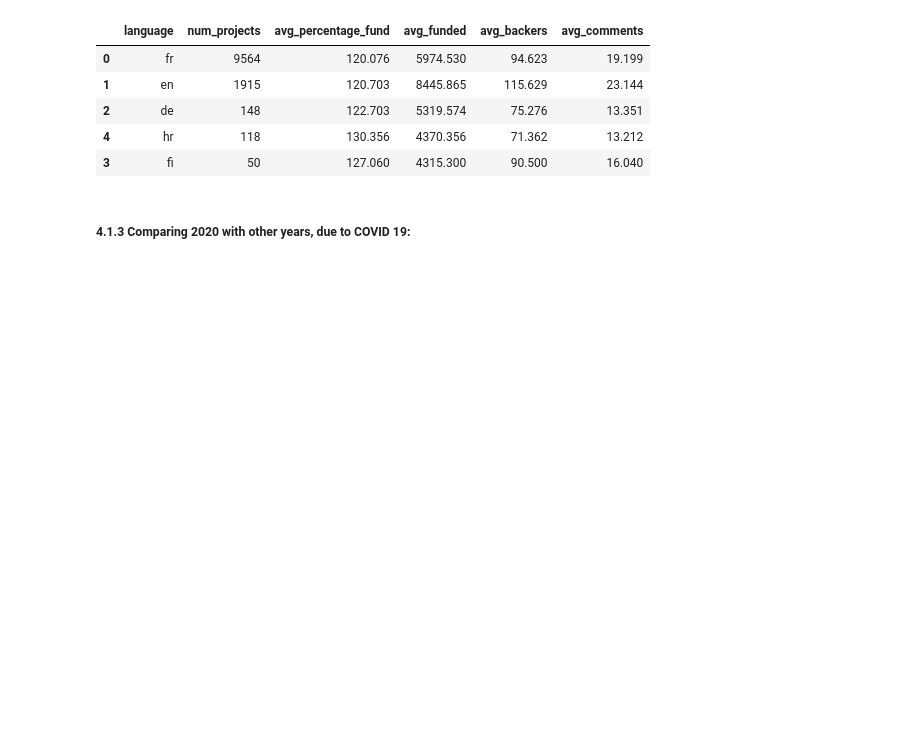
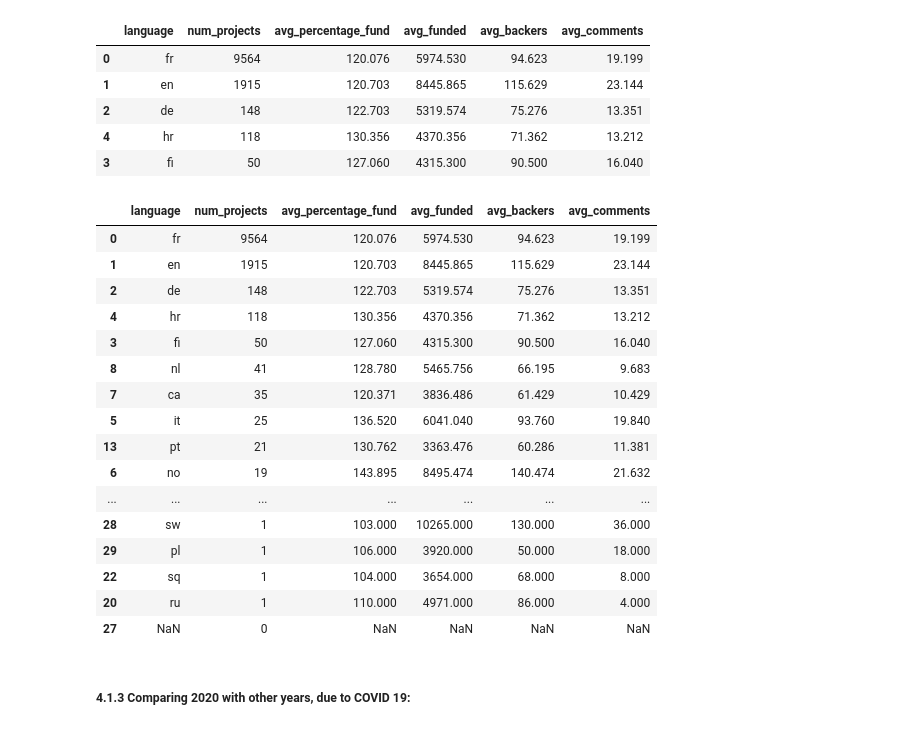
Before and after one commit to nghiadanh26/Crowdfunding, a Jupyter notebook: analyze_data.ipynb, the cells around one changed output. Cells and saved outputs as stored; diff of their text form; code cells hidden in the pictures; blank space fills up the shorter version.

```diff
--- a/analyze_data.ipynb
+++ b/analyze_data.ipynb
@@ -336,6 +346,26 @@ top5
 | 2 | de | 148 | 122.703 | 5319.574 | 75.276 | 13.351 |
 | 4 | hr | 118 | 130.356 | 4370.356 | 71.362 | 13.212 |
 | 3 | fi | 50 | 127.060 | 4315.300 | 90.500 | 16.040 |
+# %%
+lang_df.sort_values(by='num_projects', ascending = False)
+# %% [output]
+|  | language | num_projects | avg_percentage_fund | avg_funded | avg_backers | avg_comments |
+| 0 | fr | 9564 | 120.076 | 5974.530 | 94.623 | 19.199 |
+| 1 | en | 1915 | 120.703 | 8445.865 | 115.629 | 23.144 |
+| 2 | de | 148 | 122.703 | 5319.574 | 75.276 | 13.351 |
+| 4 | hr | 118 | 130.356 | 4370.356 | 71.362 | 13.212 |
+| 3 | fi | 50 | 127.060 | 4315.300 | 90.500 | 16.040 |
+| 8 | nl | 41 | 128.780 | 5465.756 | 66.195 | 9.683 |
+| 7 | ca | 35 | 120.371 | 3836.486 | 61.429 | 10.429 |
+| 5 | it | 25 | 136.520 | 6041.040 | 93.760 | 19.840 |
+| 13 | pt | 21 | 130.762 | 3363.476 | 60.286 | 11.381 |
+| 6 | no | 19 | 143.895 | 8495.474 | 140.474 | 21.632 |
+| ... | ... | ... | ... | ... | ... | ... |
+| 28 | sw | 1 | 103.000 | 10265.000 | 130.000 | 36.000 |
+| 29 | pl | 1 | 106.000 | 3920.000 | 50.000 | 18.000 |
+| 22 | sq | 1 | 104.000 | 3654.000 | 68.000 | 8.000 |
+| 20 | ru | 1 | 110.000 | 4971.000 | 86.000 | 4.000 |
+| 27 | NaN | 0 | NaN | NaN | NaN | NaN |
 # %% [markdown]
 ##### 4.1.3 Comparing 2020 with other years, due to COVID 19:
 # %% [markdown]
```
Also changed, not shown: parts of 4 cells of this notebook.
